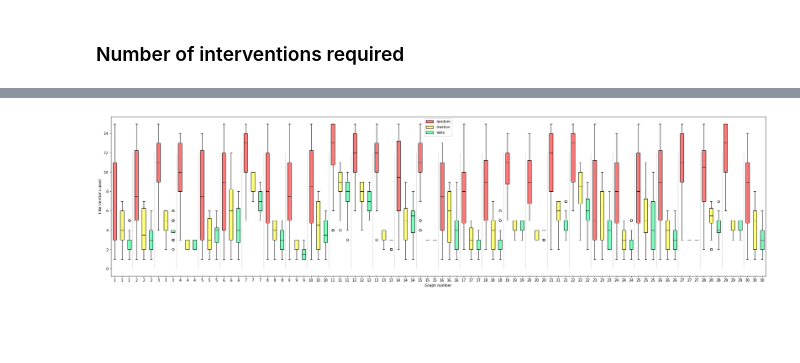
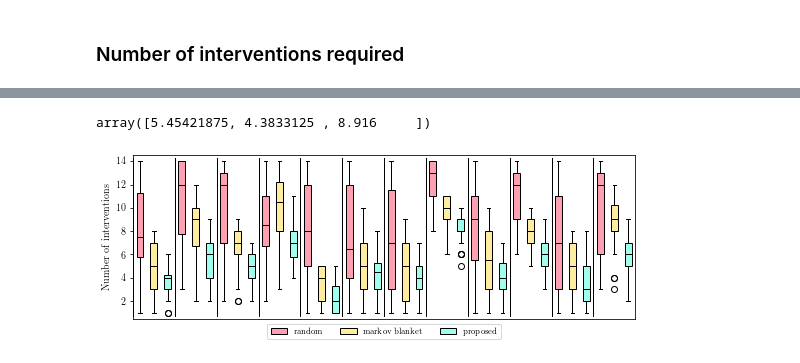
Before and after one commit to juangamella/aicp, a Jupyter notebook: plots.ipynb, the cells around one changed output, grey strips where cells are left out. Drawn from its saved outputs; the diff is of its cells as text; code cells hidden in the pictures; blank space fills up the shorter version.

```diff
--- a/plots.ipynb
+++ b/plots.ipynb
@@ -94,3 +115,9 @@ for k, policy_runs in enumerate(results):
+# %%
+# For legend size
+from matplotlib.font_manager import FontProperties
+
+fontP = FontProperties()
+fontP.set_size('small')
 # %% [markdown]
 **Summary of graphs used**
 # %%
@@ -120,7 +148,7 @@ print("%d graphs in total" % N)
 ### Hamming Distance
 # %%
 mask = []
-degree = 16
+degree = 15
 for i, case in enumerate(cases):
     parents, _, _, mb = utils.graph_info(case.target, case.sem.W)
     if len(parents) != len(mb) and case.sem.p == degree:
@@ -167,16 +196,18 @@ plt.legend()
 idx = mask
 Ns = len(idx)
 means = np.mean(no_ints[:,:,idx], axis=1)
-plt.figure(figsize = (15,10))
+plt.figure(figsize = (9,3.5))
 dev = 0.05
 xaxis = np.tile([0,1,2], (Ns, 1)) - np.outer(np.linspace(-dev, dev, Ns), [1,1,1])
 ecolor = "#ededed"
 for i in range(Ns):
-    plt.plot(xaxis[i,:], means[[2,0,1], i].T, color=ecolor, zorder=0)
+    plt.plot(xaxis[i,:], means[[2,0,1], i].T, color=ecolor, zorder=0, LineWidth=0.25)
 for i in range(Ns):
-    plt.scatter(xaxis[i,:], means[[2,0,1], i].T, c=colorsa[[0,2,4]], marker="o", zorder=1, edgecolors="#aaaaaa")
-plt.title("Number of interventions until truth")
+    plt.scatter(xaxis[i,:], means[[2,0,1], i].T, c=colors[[0,1,2]], marker="o", zorder=1, edgecolors=colorsb[[0,1,2]], linewidths=0.75)
 ax = plt.gca()
 ax.set_xticks([0,1,2])
-ax.set_xticklabels(["random", "markov blanket", "ratio"])
+plt.xlim([-0.2, 2.2])
+ax.set_xticklabels(["random", "markov blanket", "proposed"], family="serif")
+plt.ylabel("Avg. number of interventions")
+plt.savefig('int_numbers_population.pdf', bbox_inches='tight')
 # %% [output]
@@ -189,22 +215,31 @@ Ns = len(idx)
+# %%
+means.mean(axis=1)
+# %% [output]
+array([5.45421875, 4.3833125 , 8.916     ])
 # %%
+#idx, = np.where(no_ints[2,:,:].mean(axis=0) > 1)
+idx = [9,2,3,4,6,7,1,10,11,13,14,15]#list(range(16))
+Ns = len(idx)
 all_data = np.zeros((runs,Ns*3))
 all_data[:, 0:Ns*3:3] = no_ints[2,:,idx].T
 all_data[:, 1:Ns*3:3] = no_ints[0,:,idx].T
 all_data[:, 2:Ns*3:3] = no_ints[1,:,idx].T
 labels = (np.floor(np.arange(0,Ns*3) / 3) + 1).astype(int)
-fig, axes = plt.subplots(nrows=1, ncols=1, figsize=(32, 8))
+fig, axes = plt.subplots(nrows=1, ncols=1, figsize=(9, 3))
 bplot = axes.boxplot(all_data,
                      vert=True,  # vertical box alignment
                      patch_artist=True,
                      medianprops = {'color': 'black'},
                      labels = labels)
 for i,patch in enumerate(bplot['boxes']):
-    patch.set_facecolor(colorsa[(i % 3*2)])
-plt.xlabel("Graph number")
-plt.ylabel("Interventions used")
-plt.legend(bplot['boxes'][0:3], ['random', 'markov', 'ratio']);
+    patch.set_facecolor(colorsa[i%3])
+axes.set_xticks([])
+plt.ylabel("Number of interventions")
+plt.legend(bplot['boxes'][0:3], ['random', 'markov blanket', 'proposed'], loc=8, prop=fontP, ncol=3, bbox_to_anchor=[0.5,-0.15]);
 for i in range(Ns):
     x = i*3+0.5
-    plt.plot([x,x], [0,12], c='black', LineWidth=0.2)
+    plt.plot([x,x], [0.75,max_iter-0.75], c='#000000', LineWidth=1)
+plt.ylim(0.5,max_iter-0.5)
+plt.savefig("intervention_distributions_population_0.pdf", bbox_inches='tight')
 # %% [output]
-[figure, old version]
+[figure, new version]
```
Also changed, not shown: parts of 11 cells of this notebook.
